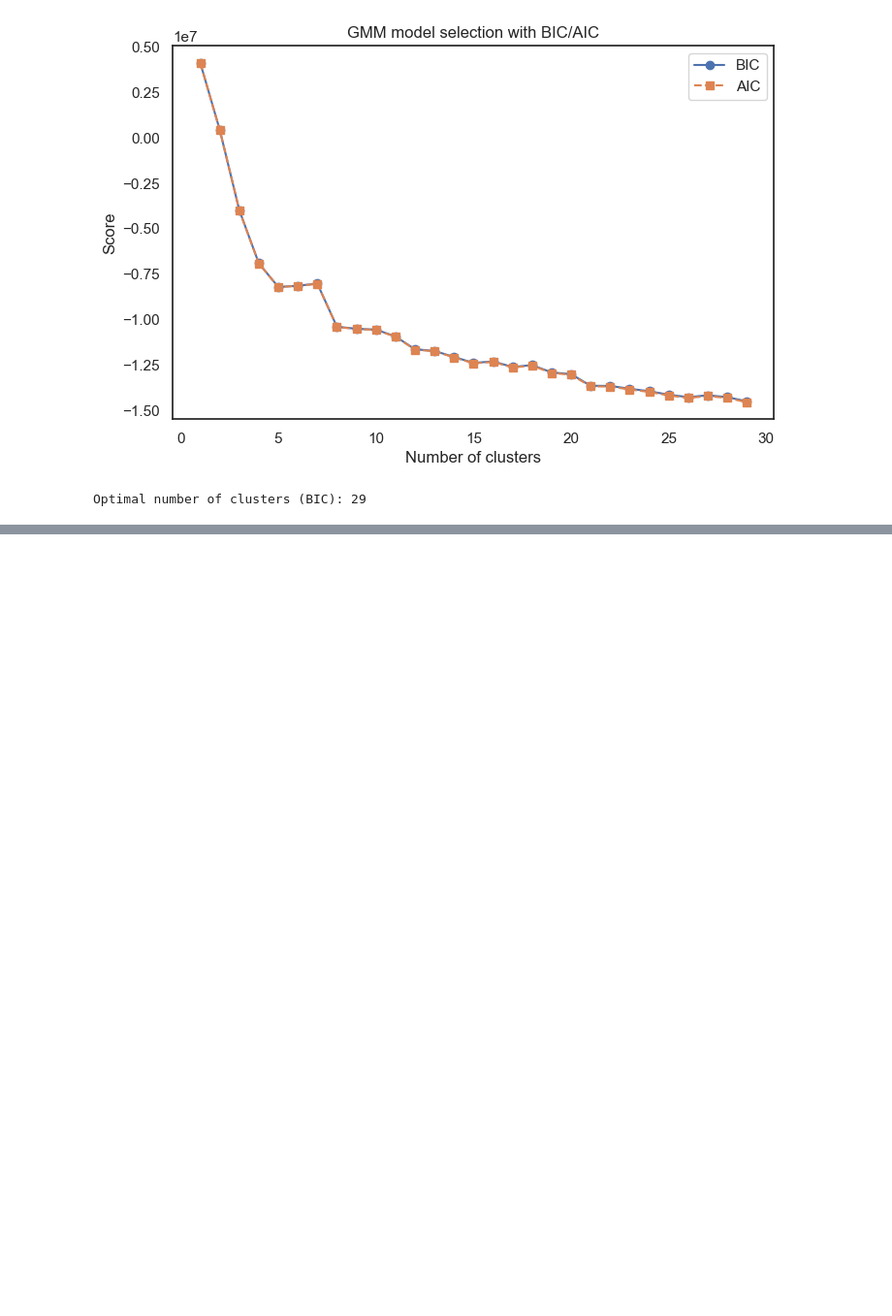
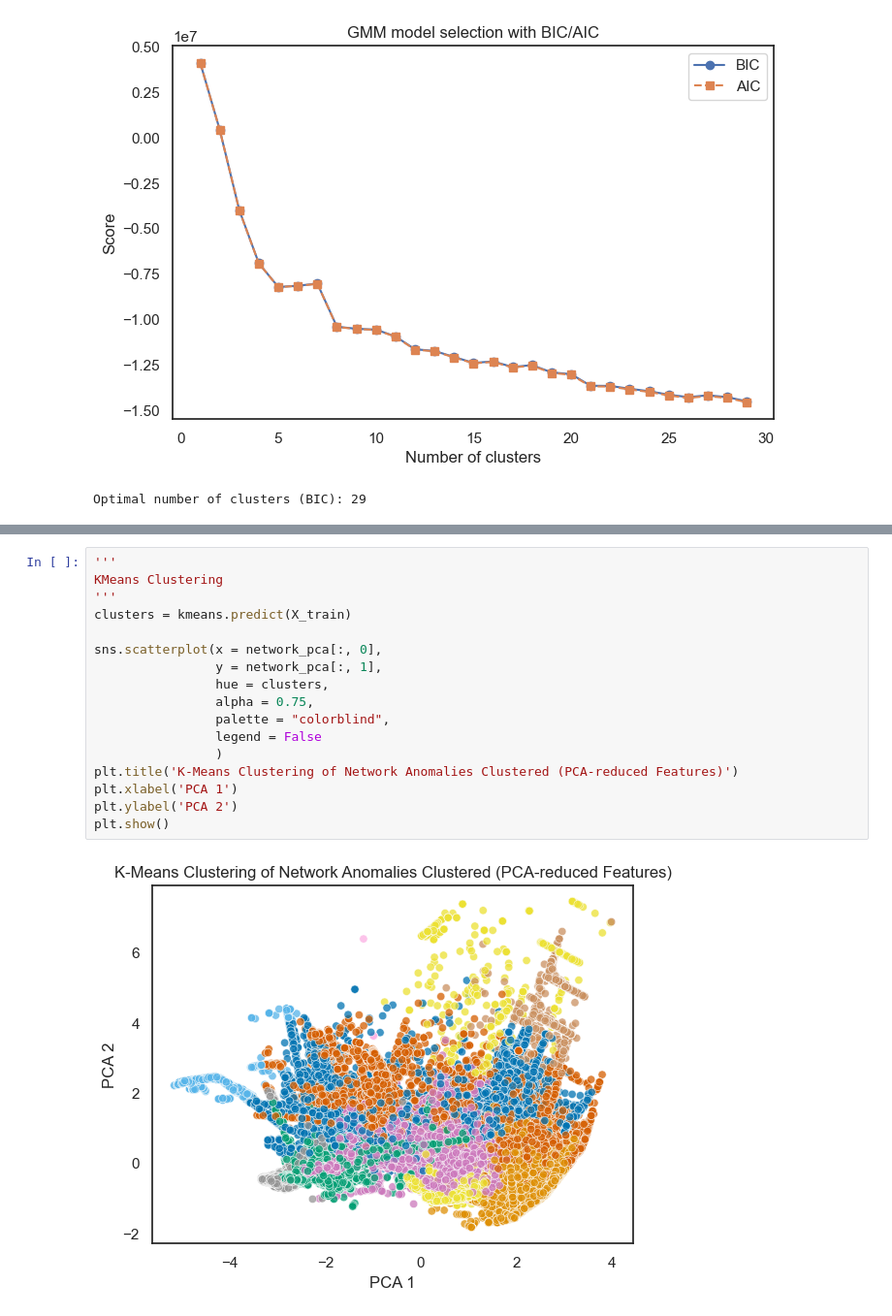
Before and after one commit to INFO-523-SU25/final-project-garcia-kyle, a Jupyter notebook: analysis.ipynb, the cells around one changed output, grey strips where cells are left out. Shown at 97% size. Cells and saved outputs as stored; diff of their text form; blank space fills up the shorter version.

```diff
--- a/analysis.ipynb
+++ b/analysis.ipynb
@@ -945,0 +1009,19 @@ Cluster Weights: [3.33901886e-02 8.89795095e-02 9.21080112e-02 2.82282711e-02
+# %%
+'''
+KMeans Clustering
+'''
+clusters = kmeans.predict(X_train)
+
+sns.scatterplot(x = network_pca[:, 0],
+                y = network_pca[:, 1],
+                hue = clusters,
+                alpha = 0.75,
+                palette = "colorblind",
+                legend = False
+                )
+plt.title('K-Means Clustering of Network Anomalies Clustered (PCA-reduced Features)')
+plt.xlabel('PCA 1')
+plt.ylabel('PCA 2')
+plt.show()
+# %% [output]
+[figure, added]
```
Also changed, not shown: parts of 18 cells of this notebook.
